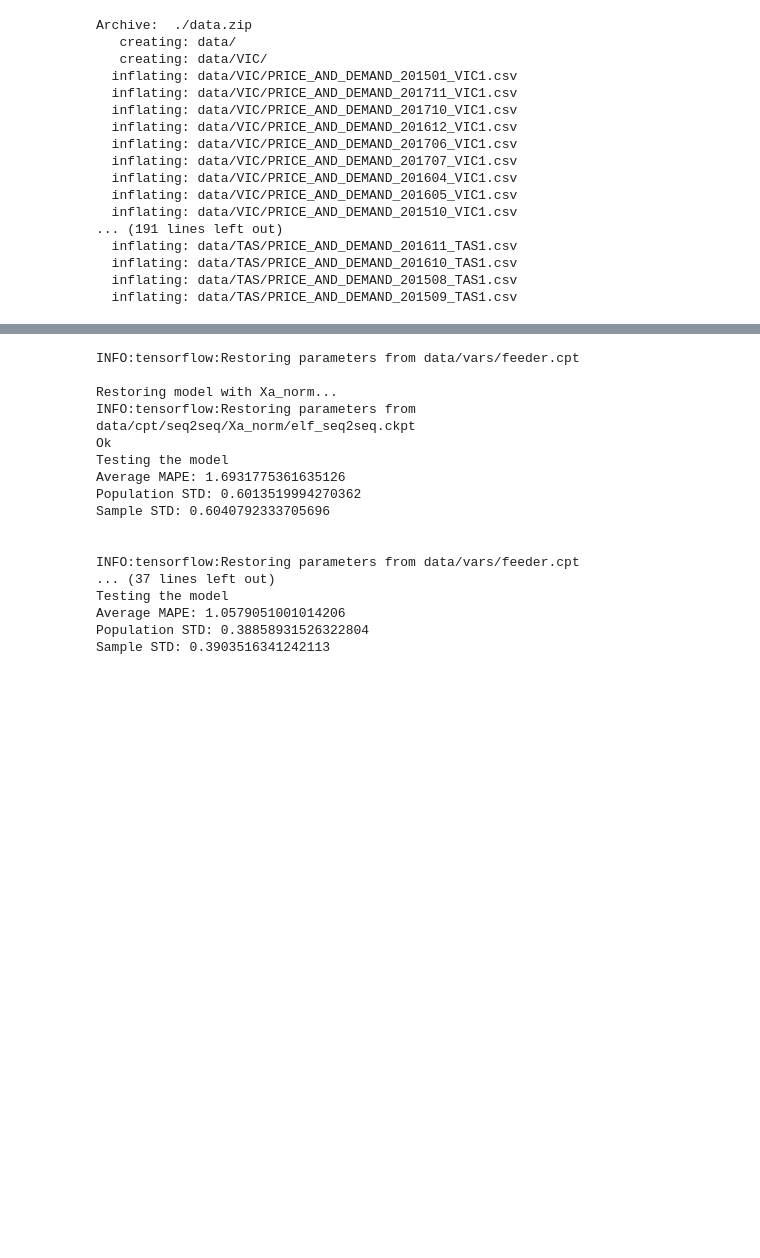
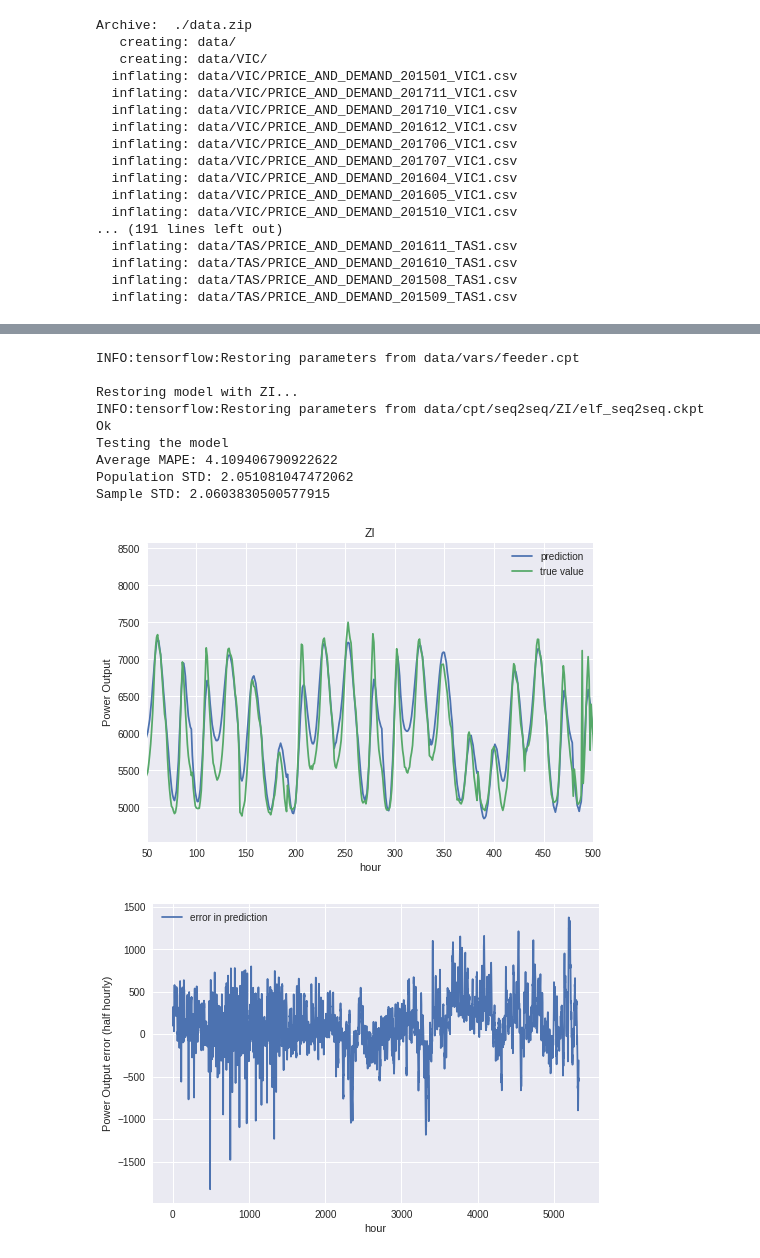
Before and after one commit to anshkumar/elf, a Jupyter notebook: elf_seq2seq.ipynb, the cells around one changed output, grey strips where cells are left out. Drawn from its saved outputs; the diff is of its cells as text; code cells hidden in the pictures; blank space fills up the shorter version.

```diff
--- a/elf_seq2seq.ipynb
+++ b/elf_seq2seq.ipynb
@@ -1078,12 +1182,14 @@ replace data/.DS_Store? [y]es, [n]o, [A]ll, [N]one, [r]ename: A
 # %%
 import matplotlib.pyplot as plt
+import matplotlib.lines as mlines
+import matplotlib.transforms as mtransforms
 
 inits = {
-         'Xa_norm': tf.contrib.layers.variance_scaling_initializer(factor=1.0, mode="FAN_AVG",uniform=True),
-         'He': tf.keras.initializers.he_normal(),
-         'Identity': tf.keras.initializers.Identity(),
+#          'Xa_norm': tf.contrib.layers.variance_scaling_initializer(factor=1.0, mode="FAN_AVG",uniform=True),
+#          'He': tf.keras.initializers.he_normal(),
+#          'Identity': tf.keras.initializers.Identity(),
          'ZI': tf.zeros_initializer(),
-         'Xa_uniform': None,  # https://github.com/tensorflow/tensorflow/blob/2a0e004358f13d6ebe936ceab1b5e7d147606583/tensorflow/python/ops/init_ops.py#L1134
+#          'Xa_uniform': None,  # https://github.com/tensorflow/tensorflow/blob/2a0e004358f13d6ebe936ceab1b5e7d147606583/tensorflow/python/ops/init_ops.py#L1134
         }
 
 hparams = build_hparams()
@@ -1130,46 +1236,68 @@ for init_name, init in inits.items():
       sess.run(tf.global_variables_initializer())
       inp.restore(sess)
       saver = tf.train.Saver(name='eval_saver')
       test_model.inp.init_iterator(sess)
 
       # Restore saved values
       print('\nRestoring model with ' + init_name + '...')
       saver_file = f"data/cpt/seq2seq/" + init_name + "/elf_seq2seq.ckpt"
       saver.restore(sess, saver_file)
       print('Ok')
 
       print("Testing the model")
       count = 0
       while True:
         try:
-          error, pred, true = sess.run([test_model.mape, test_model.predictions, test_model.inp.y_true])
+          error, pred, true, norm = sess.run([test_model.mape, test_model.predictions,
+                                        test_model.inp.y_true, test_model.inp.hits_norm])
           mape_list[init_name].append(error*100)
-          pred_list[init_name].append(pred)
-          true_list[init_name].append(pred)
+          pred_list[init_name].append(pred*norm)
+          true_list[init_name].append(true*norm)
           count = count + 1
 #           print("MAPE:", error*100)
         except tf.errors.OutOfRangeError:
           break
 
       print("Average MAPE:", mean(mape_list[init_name]))
       print("Population STD:", stddev(mape_list[init_name]))
       print("Sample STD:", stddev(mape_list[init_name], ddof=1))
       print("\n")
+
+      plt.plot(range(len(np.ravel(pred_list[init_name]))), np.ravel(pred_list[init_name]), label='prediction')
+      plt.plot(range(len(np.ravel(true_list[init_name]))), np.ravel(true_list[init_name]), label='true value')
+      plt.xlim(50,500)
+#       plt.ylim(7.5,10)
+      plt.xlabel('hour')
+      plt.ylabel('Power Output')
+      plt.title(init_name)
+      plt.legend()
+      plt.show()
+
+      error_list = np.ravel(pred_list[init_name]) - np.ravel(true_list[init_name])
+      plt.plot(range(len(error_list)), error_list, label='error in prediction')
+      plt.xlabel('hour')
+      plt.ylabel('Power Output error (half hourly)')
+      plt.legend()
+      plt.show()
+
+      fig, ax = plt.subplots()
+      ax.scatter(np.ravel(true_list[init_name]), np.ravel(pred_list[init_name]))
+      line = mlines.Line2D([0, 1], [0, 1], color='red')
+      transform = ax.transAxes
+      line.set_transform(transform)
+      ax.add_line(line)
+      plt.xlabel('actual demand')
+      plt.ylabel('model demand')
+      plt.show()
 # %% [output]
 INFO:tensorflow:Restoring parameters from data/vars/feeder.cpt
 
-Restoring model with Xa_norm...
-INFO:tensorflow:Restoring parameters from data/cpt/seq2seq/Xa_norm/elf_seq2seq.ckpt
+Restoring model with ZI...
+INFO:tensorflow:Restoring parameters from data/cpt/seq2seq/ZI/elf_seq2seq.ckpt
 Ok
 Testing the model
-Average MAPE: 1.6931775361635126
-Population STD: 0.6013519994270362
-Sample STD: 0.6040792333705696
-
-
-INFO:tensorflow:Restoring parameters from data/vars/feeder.cpt
-... (37 lines left out)
-Testing the model
-Average MAPE: 1.0579051001014206
-Population STD: 0.38858931526322804
-Sample STD: 0.3903516341242113
+Average MAPE: 4.109406790922622
+Population STD: 2.051081047472062
+Sample STD: 2.0603830500577915
+[figure, added]
+[figure, added]
```
Also changed, not shown: parts of 14 cells of this notebook.
